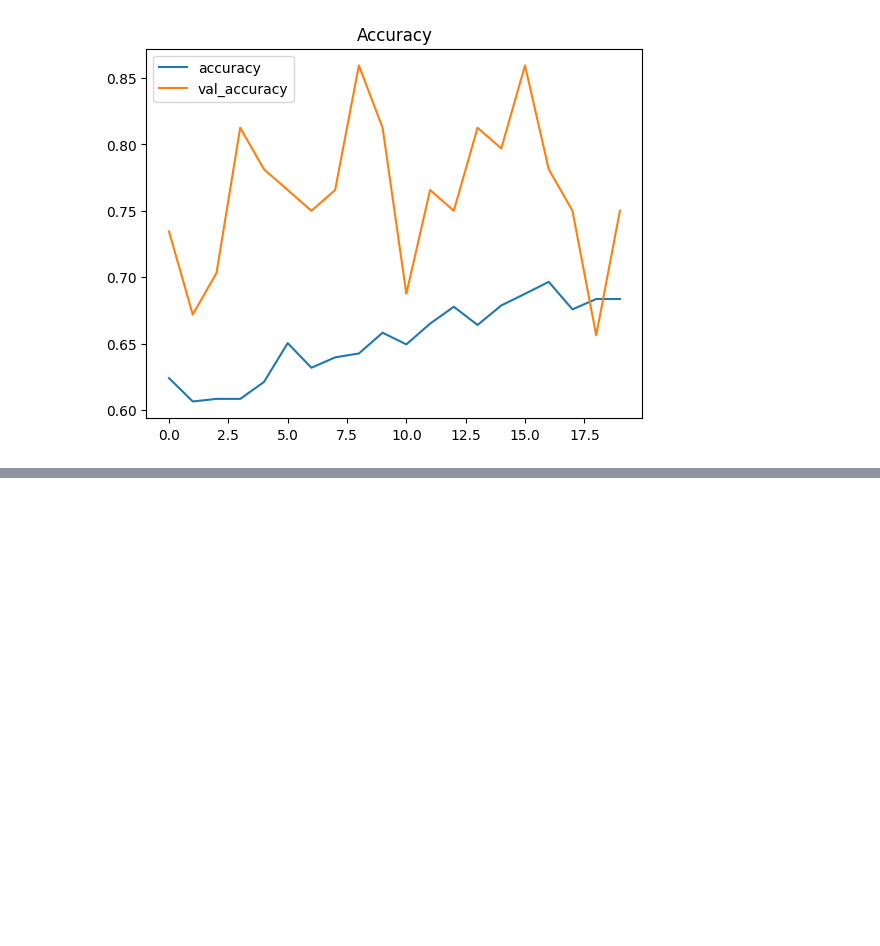
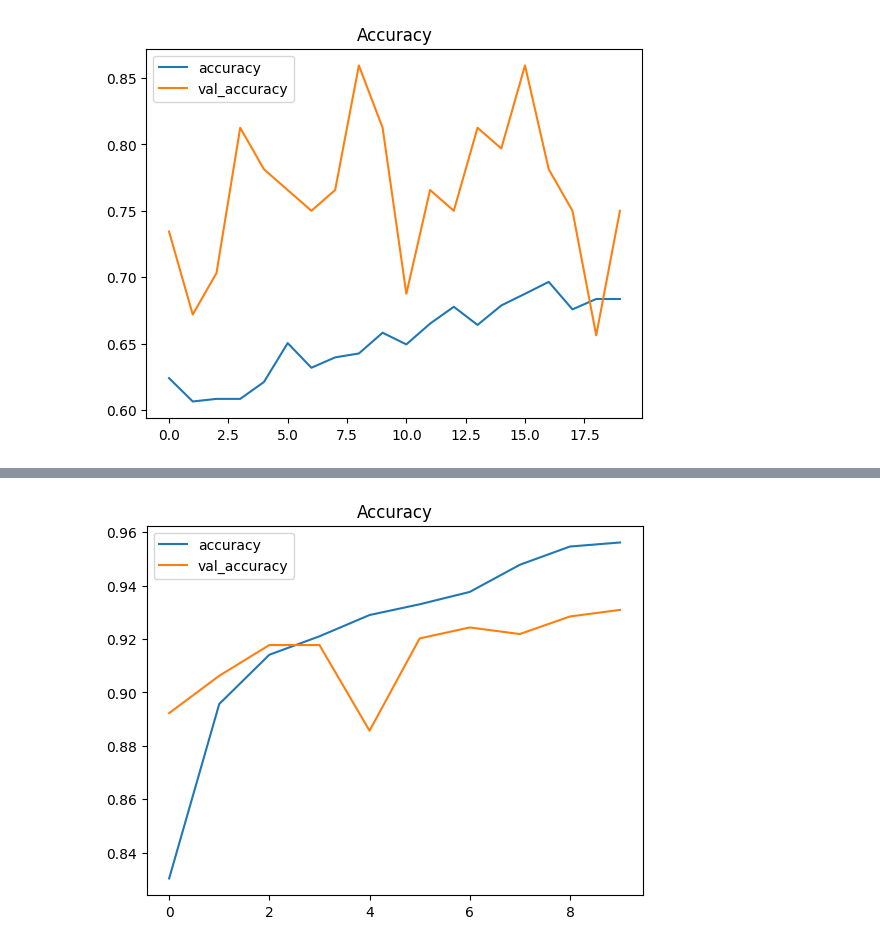
Before and after one commit to KAREN154/Capstone-Project, a Jupyter notebook: Baseline_cnn_model_with_augumentated_Data.ipynb, the cells around one changed output, grey strips where cells are left out. Cells and saved outputs as stored; diff of their text form; code cells hidden in the pictures; blank space fills up the shorter version.

Commit message:
Run cnn model on the maize augmented data

```diff
--- a/Baseline_cnn_model_with_augumentated_Data.ipynb
+++ b/Baseline_cnn_model_with_augumentated_Data.ipynb
@@ -240,0 +305,39 @@ plt.show()
+# %%
+def build_cnn_model(input_shape, num_classes):
+    model = Sequential()
+
+    # Convolutional Layer 1
+    model.add(Conv2D(32, (3, 3), activation='relu', input_shape=input_shape))
+    model.add(MaxPooling2D(pool_size=(2, 2)))
+
+    # Convolutional Layer 2
+    model.add(Conv2D(64, (3, 3), activation='relu'))
+    model.add(MaxPooling2D(pool_size=(2, 2)))
+
+    # Convolutional Layer 3
+    model.add(Conv2D(128, (3, 3), activation='relu'))
+    model.add(MaxPooling2D(pool_size=(2, 2)))
+
+    # Flatten and Fully Connected Layers
+    model.add(Flatten())
+    model.add(Dense(128, activation='relu'))
+    model.add(Dropout(0.5))
+    model.add(Dense(num_classes, activation='softmax'))
+
+    return model
+
+input_shape = (224, 224, 3)
+num_classes = 3  # Changed from 8 to 3 to match tomato dataset
+
+model = build_cnn_model(input_shape, num_classes)
+
+# compiling the model
+model.compile(optimizer='adam',
+              loss='categorical_crossentropy',
+              metrics=['accuracy'])
+# %%
+# Fitting the model
+history = model.fit(train_maize_augmented,
+                    epochs=10,
+                    validation_data=val_maize
+)
@@ -240,0 +374,8 @@ plt.show()
+# %%
+# Plotting for accuracy in the model
+import matplotlib.pyplot as plt
+pd.DataFrame(history.history)[['accuracy','val_accuracy']].plot()
+plt.title("Accuracy")
+plt.show()
+# %% [output]
+[figure, added]
```
Also changed, not shown: parts of 4 cells of this notebook.
